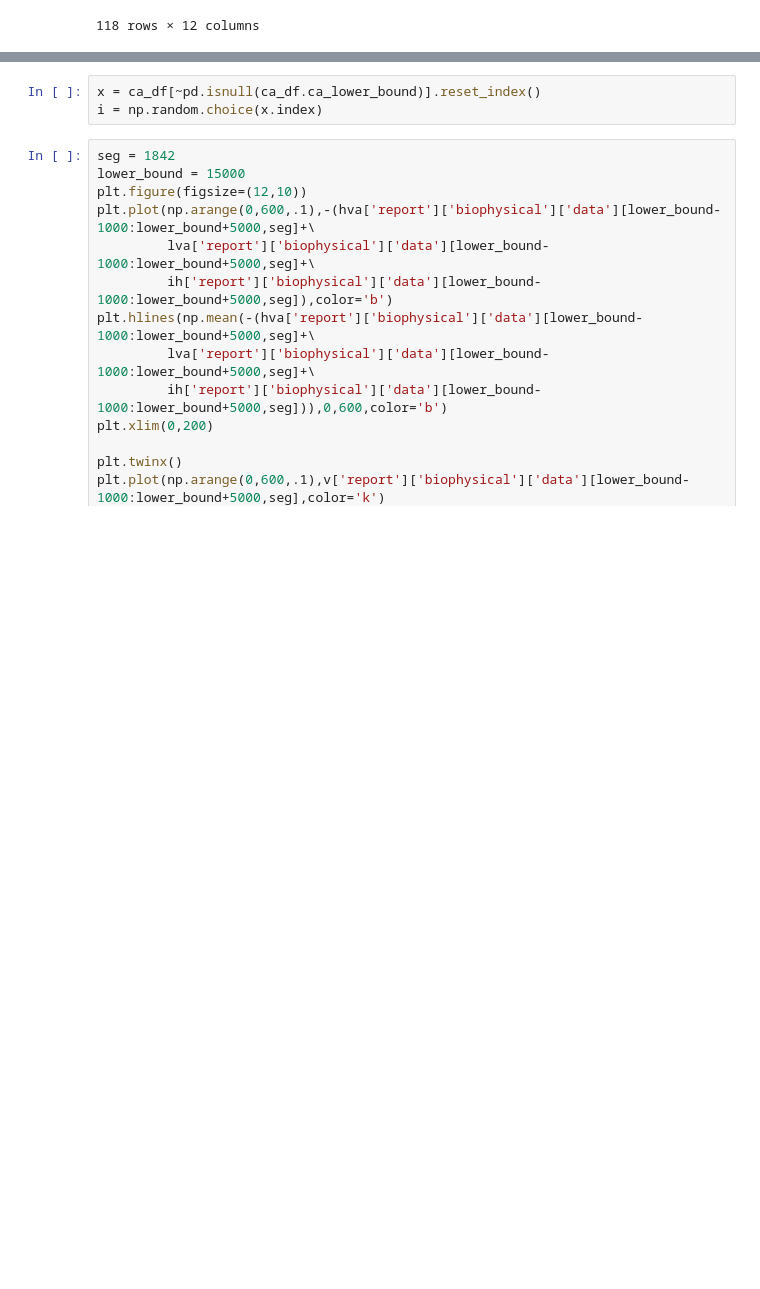
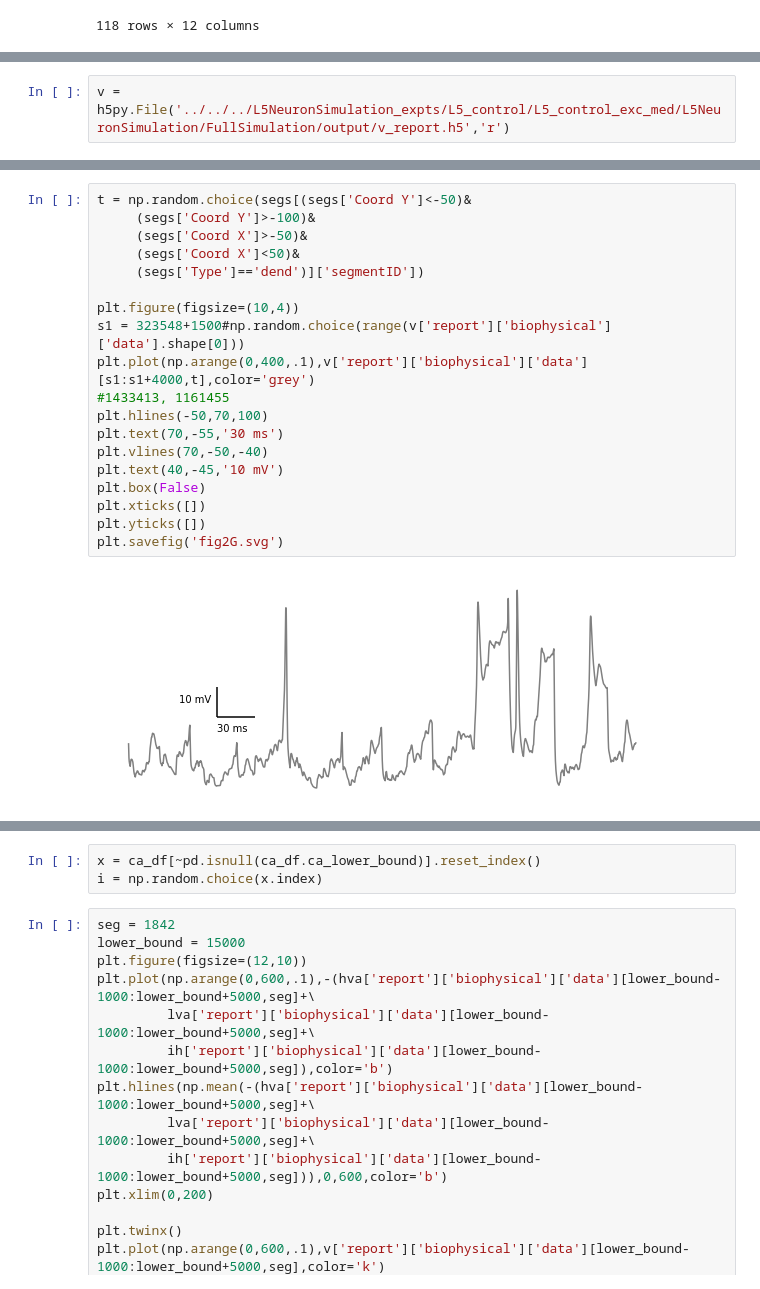
Before and after one commit to aaberbach/L5NeuronSimulation, a Jupyter notebook: L5NeuronSimulation/FullSimulation/NMDAExploration.ipynb, the cells around one changed output, grey strips where cells are left out. Cells and saved outputs as stored; diff of their text form; blank space fills up the shorter version.

```diff
--- a/L5NeuronSimulation/FullSimulation/NMDAExploration.ipynb
+++ b/L5NeuronSimulation/FullSimulation/NMDAExploration.ipynb
@@ -325,0 +430,2 @@ plt.plot(segs.loc[segs.segmentID==1842,'Coord X'],
+# %%
+v = h5py.File('../../../L5NeuronSimulation_expts/L5_control/L5_control_exc_med/L5NeuronSimulation/FullSimulation/output/v_report.h5','r')
@@ -325,0 +436,21 @@ plt.plot(segs.loc[segs.segmentID==1842,'Coord X'],
+# %%
+t = np.random.choice(segs[(segs['Coord Y']<-50)&
+     (segs['Coord Y']>-100)&
+     (segs['Coord X']>-50)&
+     (segs['Coord X']<50)&
+     (segs['Type']=='dend')]['segmentID'])
+
+plt.figure(figsize=(10,4))
+s1 = 323548+1500#np.random.choice(range(v['report']['biophysical']['data'].shape[0]))
+plt.plot(np.arange(0,400,.1),v['report']['biophysical']['data'][s1:s1+4000,t],color='grey')
+#1433413, 1161455
+plt.hlines(-50,70,100)
+plt.text(70,-55,'30 ms')
+plt.vlines(70,-50,-40)
+plt.text(40,-45,'10 mV')
+plt.box(False)
+plt.xticks([])
+plt.yticks([])
+plt.savefig('fig2G.svg')
+# %% [output]
+[figure, added]
```
Also changed, not shown: parts of 25 cells of this notebook, 1 other file.
